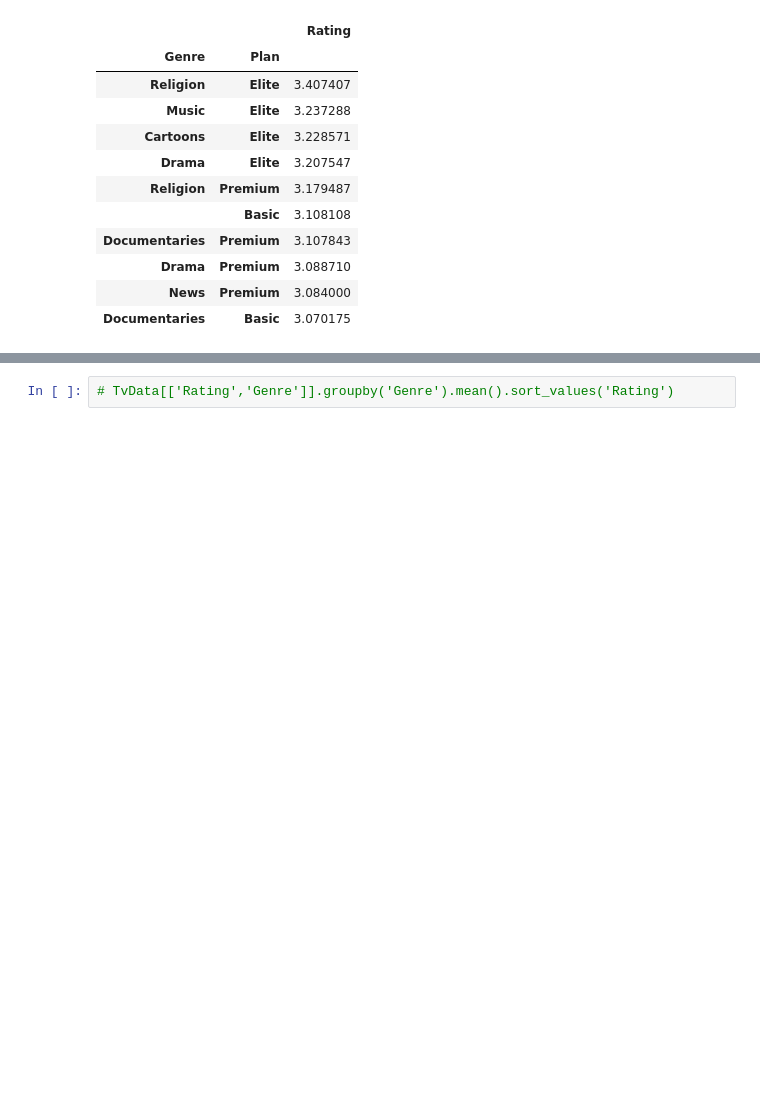
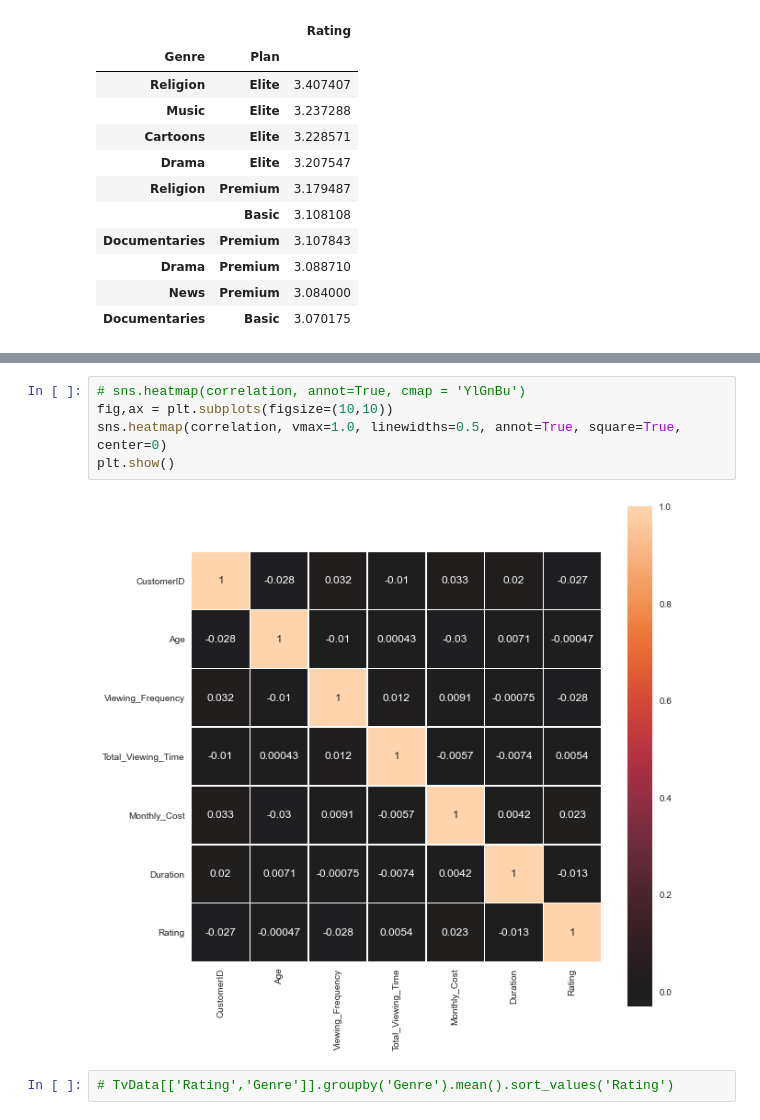
Before and after one commit to conyema/MavsTv-Analytics, a Jupyter notebook: MavTv.ipynb, the cells around one changed output, grey strips where cells are left out. Drawn from its saved outputs; the diff is of its cells as text; blank space fills up the shorter version.

```diff
--- a/MavTv.ipynb
+++ b/MavTv.ipynb
@@ -309,3 +314,10 @@ sns.heatmap(correlation, annot=True, cmap = 'YlGnBu')
+# %%
+# sns.heatmap(correlation, annot=True, cmap = 'YlGnBu')
+fig,ax = plt.subplots(figsize=(10,10))
+sns.heatmap(correlation, vmax=1.0, linewidths=0.5, annot=True, square=True, center=0)
+plt.show()
+# %% [output]
+[figure, added]
 # %%
 # TvData[['Rating','Genre']].groupby('Genre').mean().sort_values('Rating')
 # %%
```
Also changed, not shown: parts of 105 cells of this notebook, 17 other files.
